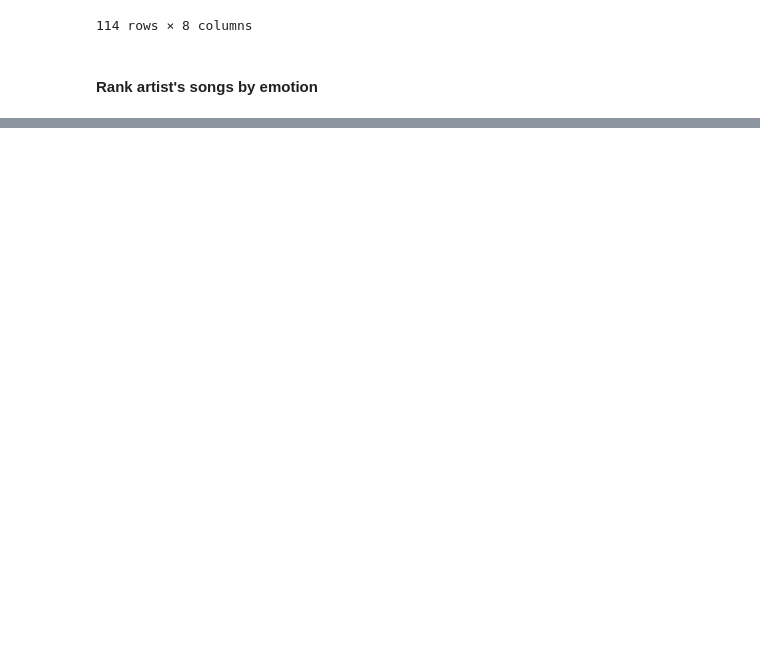
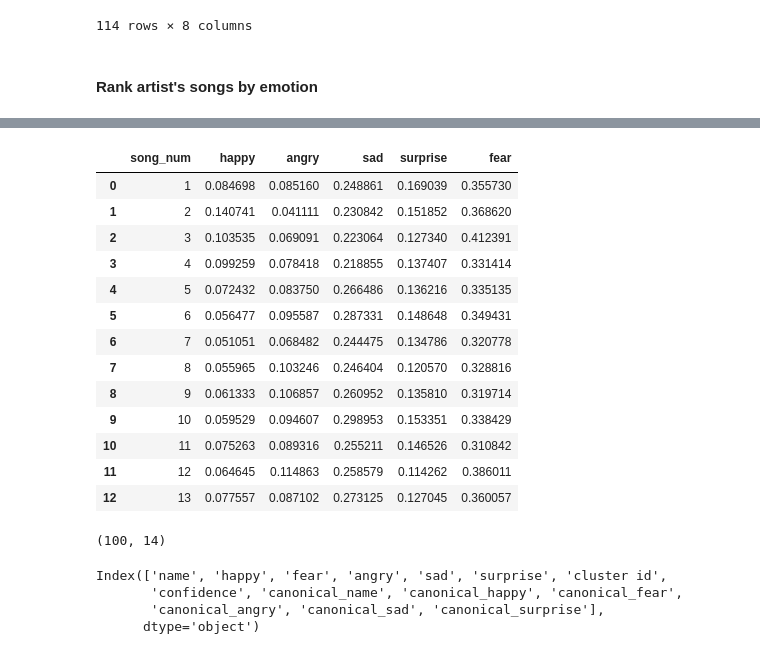
Before and after one commit to statzenthusiast921/setlist_analysis, a Jupyter notebook: scripts/EDA Setlists 05.31.24.ipynb, the cells around one changed output, grey strips where cells are left out. Drawn from its saved outputs; the diff is of its cells as text; code cells hidden in the pictures; blank space fills up the shorter version.

```diff
--- a/scripts/EDA Setlists 05.31.24.ipynb
+++ b/scripts/EDA Setlists 05.31.24.ipynb
@@ -260,0 +274,33 @@ Clustering...
+# %%
+#1.) Average emotion by position
+artist = setlists_df[setlists_df['ArtistName']=='Dredg']
+artist = artist.groupby("song_num")[['happy','angry','sad','surprise','fear']].mean().reset_index()
+artist['song_num'] = artist['song_num'] + 1
+avg_setlist = artist[0:upper_bound]
+avg_setlist
+# %% [output]
+|  | song_num | happy | angry | sad | surprise | fear |
+| 0 | 1 | 0.084698 | 0.085160 | 0.248861 | 0.169039 | 0.355730 |
+| 1 | 2 | 0.140741 | 0.041111 | 0.230842 | 0.151852 | 0.368620 |
+| 2 | 3 | 0.103535 | 0.069091 | 0.223064 | 0.127340 | 0.412391 |
+| 3 | 4 | 0.099259 | 0.078418 | 0.218855 | 0.137407 | 0.331414 |
+| 4 | 5 | 0.072432 | 0.083750 | 0.266486 | 0.136216 | 0.335135 |
+| 5 | 6 | 0.056477 | 0.095587 | 0.287331 | 0.148648 | 0.349431 |
+| 6 | 7 | 0.051051 | 0.068482 | 0.244475 | 0.134786 | 0.320778 |
+| 7 | 8 | 0.055965 | 0.103246 | 0.246404 | 0.120570 | 0.328816 |
+| 8 | 9 | 0.061333 | 0.106857 | 0.260952 | 0.135810 | 0.319714 |
+| 9 | 10 | 0.059529 | 0.094607 | 0.298953 | 0.153351 | 0.338429 |
+| 10 | 11 | 0.075263 | 0.089316 | 0.255211 | 0.146526 | 0.310842 |
+| 11 | 12 | 0.064645 | 0.114863 | 0.258579 | 0.114262 | 0.386011 |
+| 12 | 13 | 0.077557 | 0.087102 | 0.273125 | 0.127045 | 0.360057 |
+# %%
+rank_dedupped.shape
+# %% [output]
+(100, 14)
+# %%
+rank_dedupped.columns
+# %% [output]
+Index(['name', 'happy', 'fear', 'angry', 'sad', 'surprise', 'cluster id',
+       'confidence', 'canonical_name', 'canonical_happy', 'canonical_fear',
+       'canonical_angry', 'canonical_sad', 'canonical_surprise'],
+      dtype='object')
```
Also changed, not shown: parts of 4 cells of this notebook.
